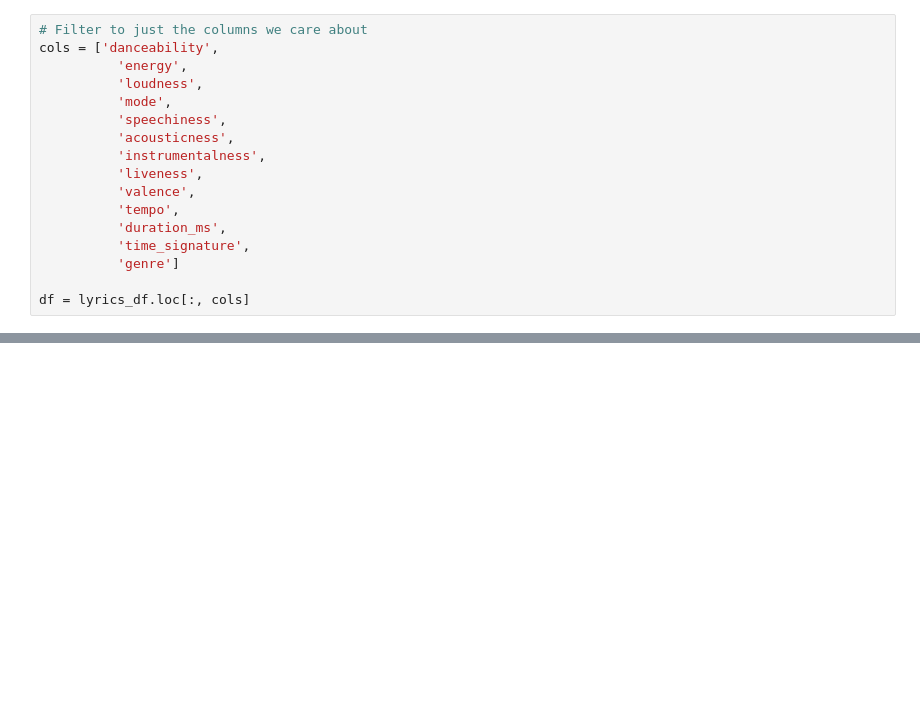
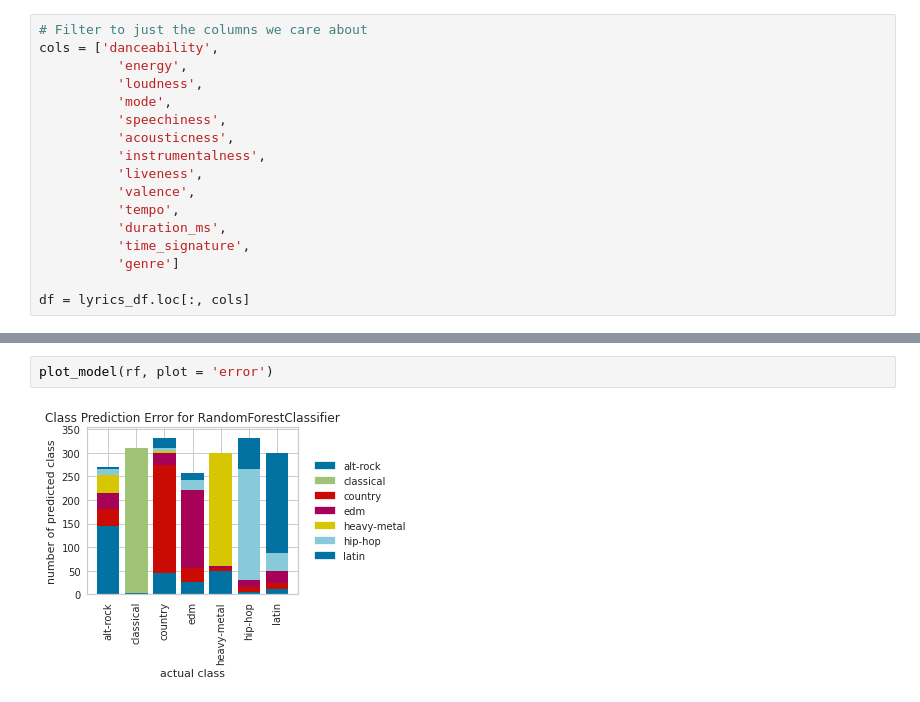
Before and after one commit to Cardoni15/694_spotify, a Jupyter notebook: supervised_learning/pycaret_classifier.ipynb, the cells around one changed output, grey strips where cells are left out. Saved outputs shown, nothing was run; the diff lists cells and outputs as text; blank space fills up the shorter version.

```diff
--- a/supervised_learning/pycaret_classifier.ipynb
+++ b/supervised_learning/pycaret_classifier.ipynb
@@ -222,0 +125,4 @@ AttributeError: 'numpy.float32' object has no attribute 'is_integer'
+# %%
+plot_model(rf, plot = 'error')
+# %% [output]
+[figure, added]
```
Also changed, not shown: parts of 39 cells of this notebook, 2 other files.
